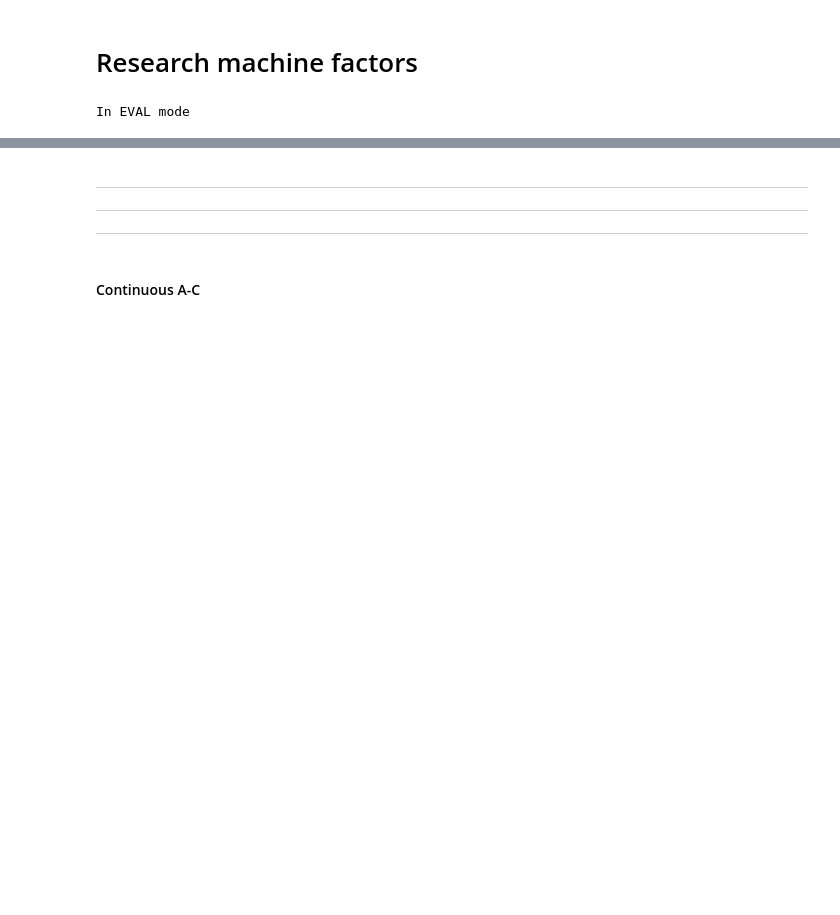
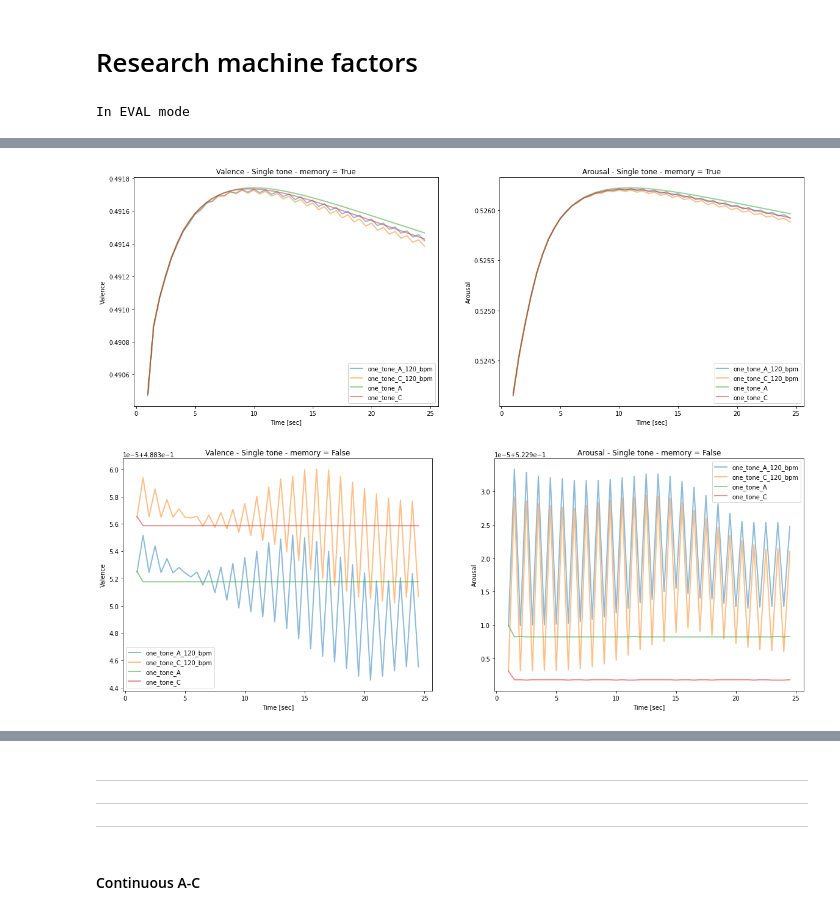
Before and after one commit to amityungman/aimpathy, a Jupyter notebook: LSTMCNN.ipynb, the cells around one changed output, grey strips where cells are left out. Cells and saved outputs as stored; diff of their text form; code cells hidden in the pictures; blank space fills up the shorter version.

```diff
--- a/LSTMCNN.ipynb
+++ b/LSTMCNN.ipynb
@@ -446,0 +443,5 @@ for use_memory in [True, False]:
+# %%
+plot_files(["one_tone_A_120_bpm", "one_tone_C_120_bpm", "one_tone_A", "one_tone_C"], "Single tone")
+# %% [output]
+[figure, added]
+[figure, added]
```
Also changed, not shown: parts of 14 cells of this notebook, 3 other files.
